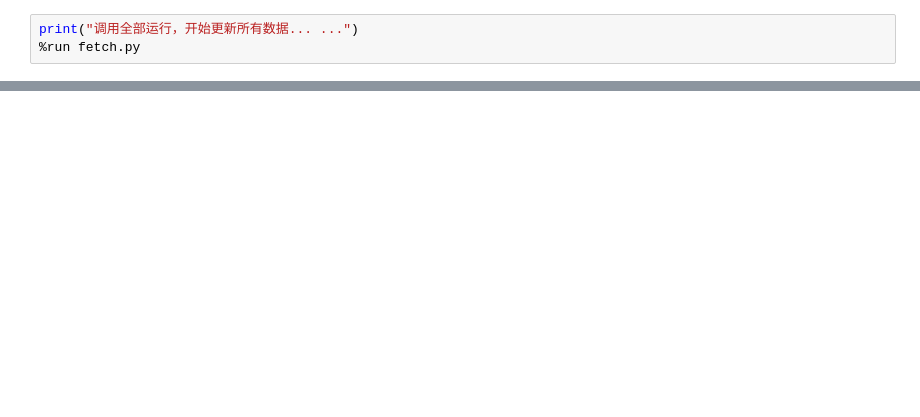
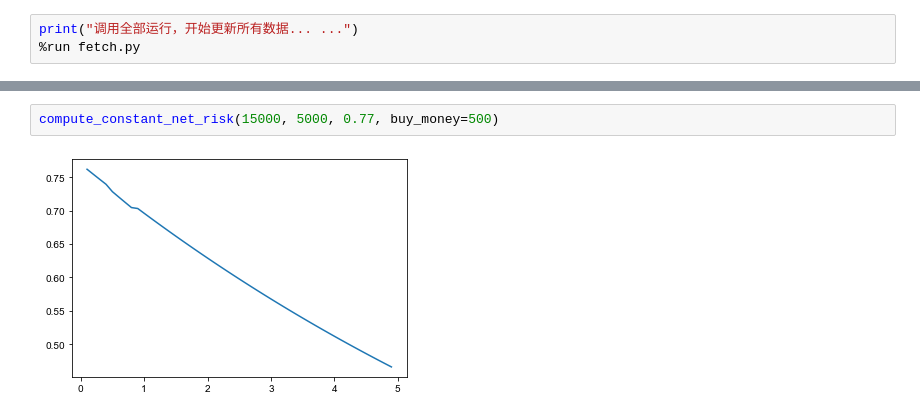
Before and after one commit to codemilestones/etf-quant, a Jupyter notebook: data/etf_basic.ipynb, the cells around one changed output, grey strips where cells are left out. Saved outputs shown, nothing was run; the diff lists cells and outputs as text; blank space fills up the shorter version.

```diff
--- a/data/etf_basic.ipynb
+++ b/data/etf_basic.ipynb
@@ -43,0 +103,4 @@ compute_net_basic('./sh510500.csv', '500etf')
+# %%
+compute_constant_net_risk(15000, 5000, 0.77, buy_money=500)
+# %% [output]
+[figure, added]
```
Also changed, not shown: parts of 3 cells of this notebook, 18 other files.
